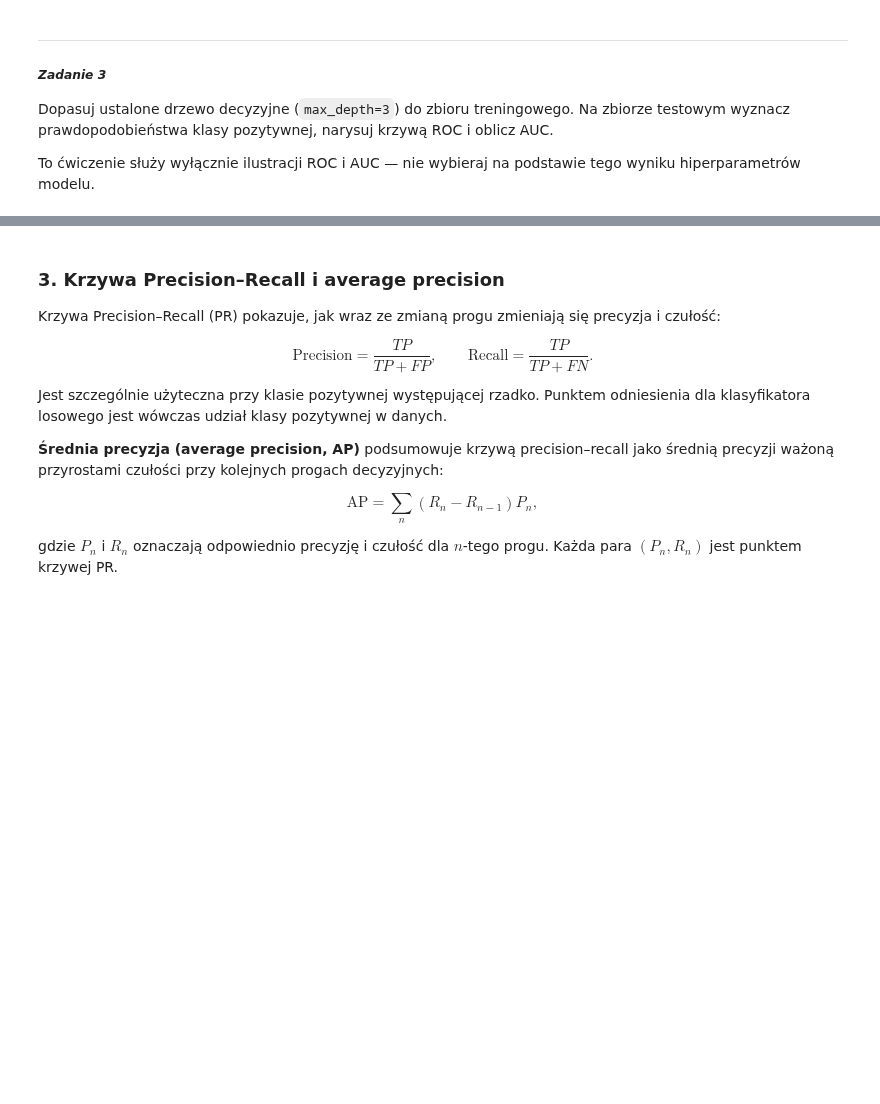
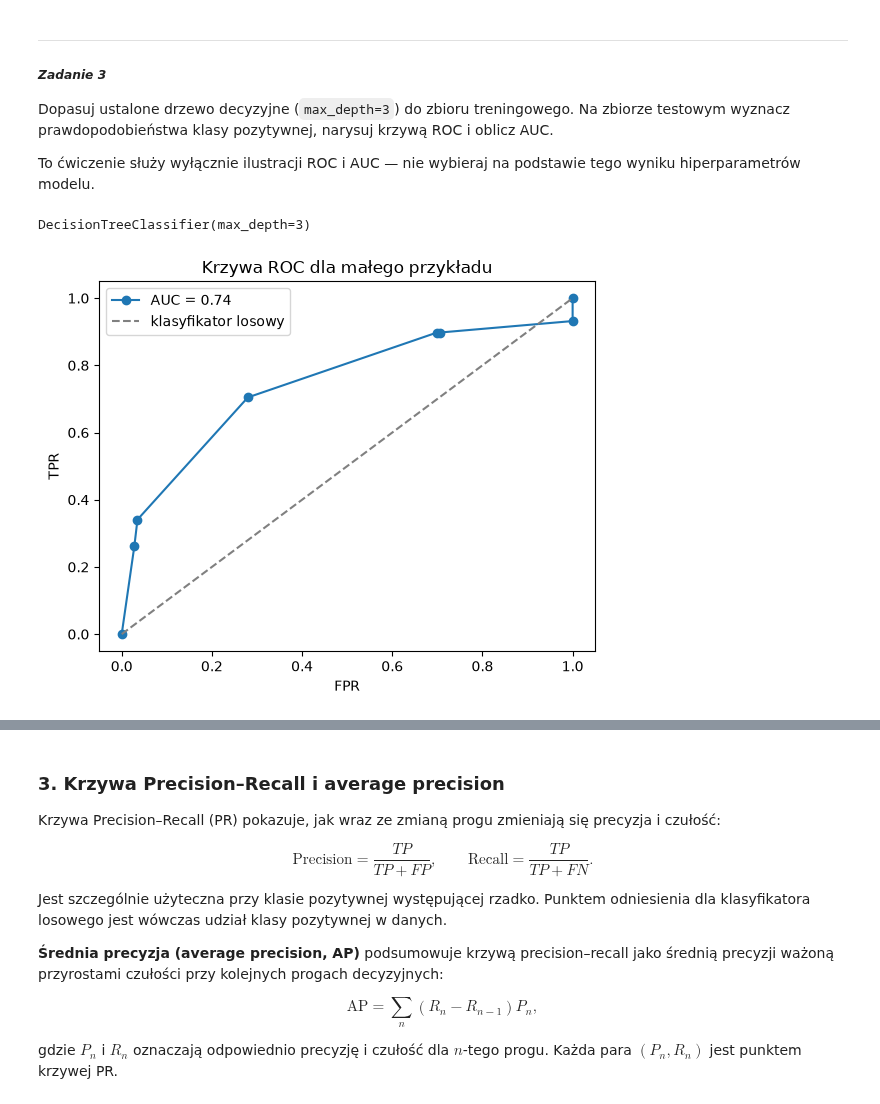
Before and after one commit to pkb-pmj/pw-sem5-ml, a Jupyter notebook: labs/lab03/lab03.ipynb, the cells around one changed output, grey strips where cells are left out. Drawn from its saved outputs; the diff is of its cells as text; code cells hidden in the pictures; blank space fills up the shorter version.

```diff
--- a/labs/lab03/lab03.ipynb
+++ b/labs/lab03/lab03.ipynb
@@ -70,3 +70,7 @@ Na podstawie macierzy pomyłek obliczamy między innymi:
 ##### *Zadanie 1*
 
 Dla danych `pima` przygotuj podział na zbiory treningowy i testowy oraz dopasuj pełne drzewo klasyfikacyjne. Zapisz model w zmiennej `Tree`.
+# %%
+X_train, X_test, y_train, y_test = train_test_split(X, y, test_size=0.3, random_state=123)
+Tree = tree.DecisionTreeClassifier()
+Tree.fit(X_train, y_train)
@@ -118,3 +152,27 @@ plt.show()
 Dopasuj ustalone drzewo decyzyjne (`max_depth=3`) do zbioru treningowego. Na zbiorze testowym wyznacz prawdopodobieństwa klasy pozytywnej, narysuj krzywą ROC i oblicz AUC.
 
 To ćwiczenie służy wyłącznie ilustracji ROC i AUC — nie wybieraj na podstawie tego wyniku hiperparametrów modelu.
+# %%
+Tree = tree.DecisionTreeClassifier(max_depth=3)
+Tree.fit(X_train, y_train)
+# %% [output]
+DecisionTreeClassifier(max_depth=3)
+# %%
+y_score = Tree.predict_proba(X_test)[:, 1]
+fpr, tpr, thresholds = roc_curve(y_test, y_score)
+
+pd.DataFrame({
+    "próg": thresholds,
+    "FPR": fpr,
+    "TPR": tpr,
+})
+
+plt.plot(fpr, tpr, marker="o", label=f"AUC = {roc_auc_score(y_test, y_score):.2f}")
+plt.plot([0, 1], [0, 1], "--", color="gray", label="klasyfikator losowy")
+plt.xlabel("FPR")
+plt.ylabel("TPR")
+plt.title("Krzywa ROC dla małego przykładu")
+plt.legend()
+plt.show()
+# %% [output]
+[figure, added]
```
Also changed, not shown: parts of 13 cells of this notebook.
